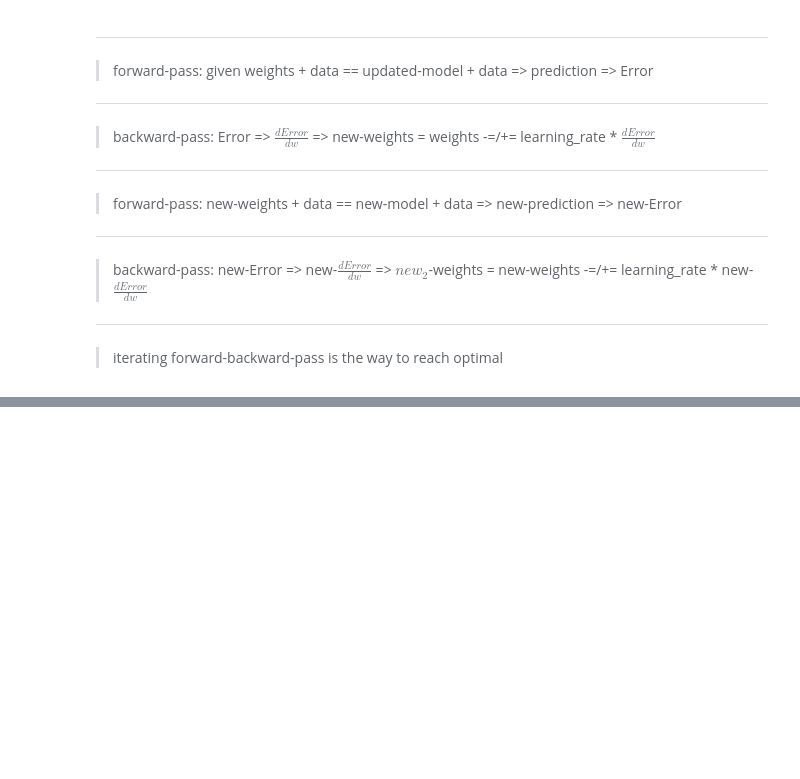
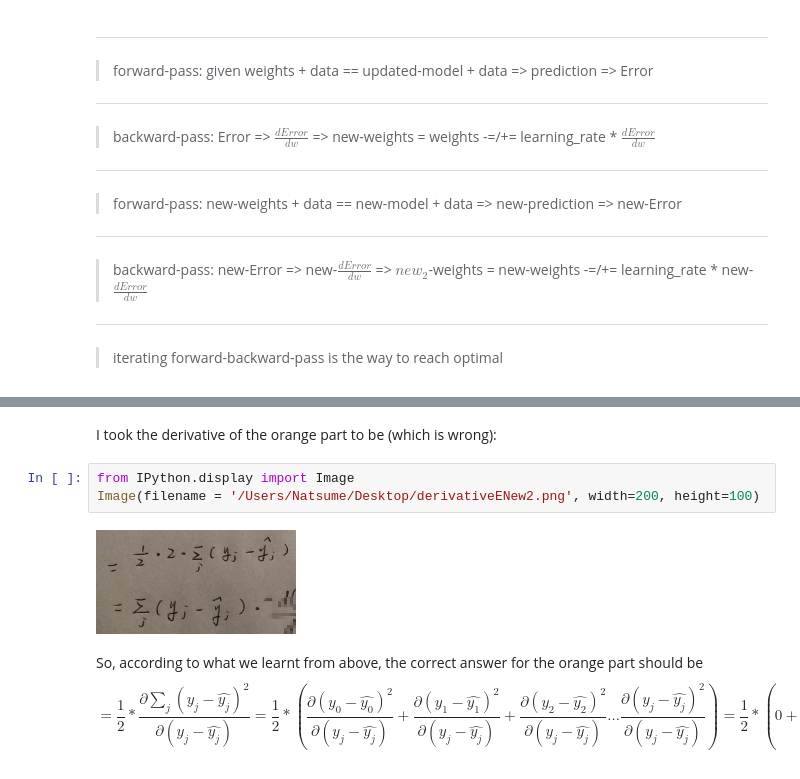
Before and after one commit to EmbraceLife/lazyLeast, a Jupyter notebook: remember the least, make the most.ipynb, the cells around one changed output, grey strips where cells are left out. Cells and saved outputs as stored; diff of their text form; blank space fills up the shorter version.

```diff
--- a/remember the least, make the most.ipynb
+++ b/remember the least, make the most.ipynb
@@ -60,0 +160,9 @@
+# %% [markdown]
+I took the derivative of the orange part to be (which is wrong):
+# %%
+from IPython.display import Image
+Image(filename = '/Users/Natsume/Desktop/derivativeENew2.png', width=200, height=100)
+# %% [output]
+[figure, added]
+# %% [markdown]
+So, according to what we learnt from above, the correct answer for the orange part should be $$ = \frac{1}{2}*\frac{\partial{\sum_j(y_j-\hat{y_j})^2}}{\partial{(y_j-\hat{y_j})}} = \frac{1}{2}* (\frac{\partial{(y_0-\hat{y_0})^2}}{\partial{(y_j-\hat{y_j})}} + \frac{\partial{(y_1-\hat{y_1})^2}}{\partial{(y_j-\hat{y_j})}} + \frac{\partial{(y_2-\hat{y_2})^2}}{\partial{(y_j-\hat{y_j})}} ... \frac{\partial{(y_j-\hat{y_j})^2}}{\partial{(y_j-\hat{y_j})}}) = \frac{1}{2}* (0 + 0 ... + \frac{\partial{(y_j-\hat{y_j})^2}}{\partial{(y_j-\hat{y_j})}}) = \frac{1}{2}* 2*1 = 1$$
```
Also changed, not shown: parts of 20 cells of this notebook.
